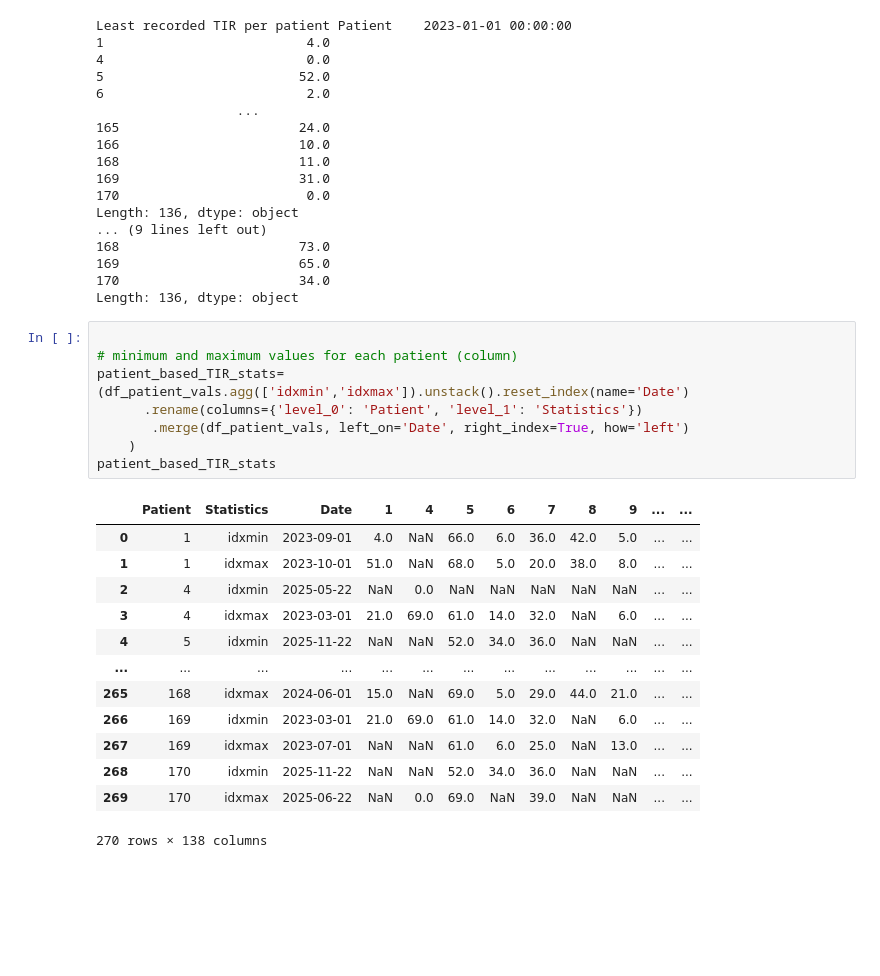
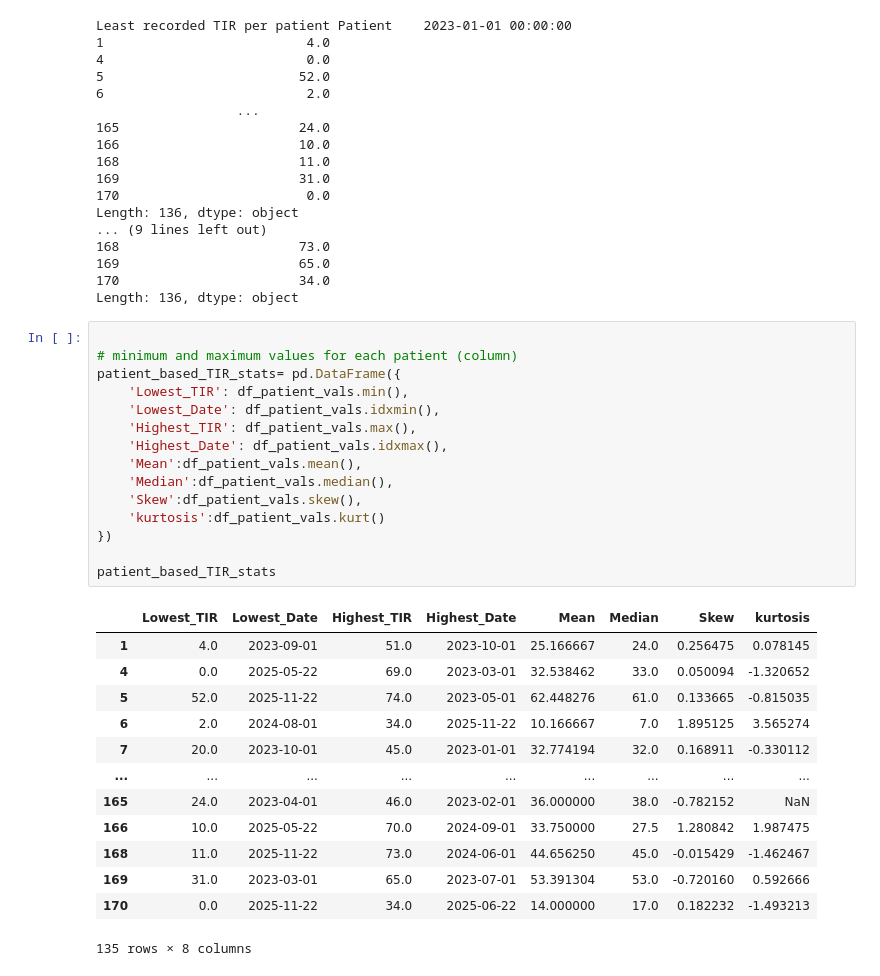
Before and after one commit to eeshakhawaja/thesis, a Jupyter notebook: data_set_thesis.ipynb, the cells around one changed output. Drawn from its saved outputs; the diff is of its cells as text; blank space fills up the shorter version.

Commit message:
Added min max statistics

```diff
--- a/data_set_thesis.ipynb
+++ b/data_set_thesis.ipynb
@@ -358,25 +409,32 @@ Length: 136, dtype: object
 169                       65.0
 170                       34.0
 Length: 136, dtype: object
-# %%
-
-# minimum and maximum values for each patient (column)
-patient_based_TIR_stats=(df_patient_vals.agg(['idxmin','idxmax']).unstack().reset_index(name='Date')
-      .rename(columns={'level_0': 'Patient', 'level_1': 'Statistics'})
-       .merge(df_patient_vals, left_on='Date', right_index=True, how='left')
-    )
-patient_based_TIR_stats
-# %% [output]
-|  | Patient | Statistics | Date | 1 | 4 | 5 | 6 | 7 | 8 | 9 | ... | ... |
-| 0 | 1 | idxmin | 2023-09-01 | 4.0 | NaN | 66.0 | 6.0 | 36.0 | 42.0 | 5.0 | ... | ... |
-| 1 | 1 | idxmax | 2023-10-01 | 51.0 | NaN | 68.0 | 5.0 | 20.0 | 38.0 | 8.0 | ... | ... |
-| 2 | 4 | idxmin | 2025-05-22 | NaN | 0.0 | NaN | NaN | NaN | NaN | NaN | ... | ... |
-| 3 | 4 | idxmax | 2023-03-01 | 21.0 | 69.0 | 61.0 | 14.0 | 32.0 | NaN | 6.0 | ... | ... |
-| 4 | 5 | idxmin | 2025-11-22 | NaN | NaN | 52.0 | 34.0 | 36.0 | NaN | NaN | ... | ... |
-| ... | ... | ... | ... | ... | ... | ... | ... | ... | ... | ... | ... | ... |
-| 265 | 168 | idxmax | 2024-06-01 | 15.0 | NaN | 69.0 | 5.0 | 29.0 | 44.0 | 21.0 | ... | ... |
-| 266 | 169 | idxmin | 2023-03-01 | 21.0 | 69.0 | 61.0 | 14.0 | 32.0 | NaN | 6.0 | ... | ... |
-| 267 | 169 | idxmax | 2023-07-01 | NaN | NaN | 61.0 | 6.0 | 25.0 | NaN | 13.0 | ... | ... |
-| 268 | 170 | idxmin | 2025-11-22 | NaN | NaN | 52.0 | 34.0 | 36.0 | NaN | NaN | ... | ... |
-| 269 | 170 | idxmax | 2025-06-22 | NaN | 0.0 | 69.0 | NaN | 39.0 | NaN | NaN | ... | ... |
-270 rows × 138 columns
+# %%
+
+# minimum and maximum values for each patient (column)
+patient_based_TIR_stats= pd.DataFrame({
+    'Lowest_TIR': df_patient_vals.min(),
+    'Lowest_Date': df_patient_vals.idxmin(),
+    'Highest_TIR': df_patient_vals.max(),
+    'Highest_Date': df_patient_vals.idxmax(),
+    'Mean':df_patient_vals.mean(),
+    'Median':df_patient_vals.median(),
+    'Skew':df_patient_vals.skew(),
+    'kurtosis':df_patient_vals.kurt()
+})
+
+patient_based_TIR_stats
+# %% [output]
+|  | Lowest_TIR | Lowest_Date | Highest_TIR | Highest_Date | Mean | Median | Skew | kurtosis |
+| 1 | 4.0 | 2023-09-01 | 51.0 | 2023-10-01 | 25.166667 | 24.0 | 0.256475 | 0.078145 |
+| 4 | 0.0 | 2025-05-22 | 69.0 | 2023-03-01 | 32.538462 | 33.0 | 0.050094 | -1.320652 |
+| 5 | 52.0 | 2025-11-22 | 74.0 | 2023-05-01 | 62.448276 | 61.0 | 0.133665 | -0.815035 |
+| 6 | 2.0 | 2024-08-01 | 34.0 | 2025-11-22 | 10.166667 | 7.0 | 1.895125 | 3.565274 |
+| 7 | 20.0 | 2023-10-01 | 45.0 | 2023-01-01 | 32.774194 | 32.0 | 0.168911 | -0.330112 |
+| ... | ... | ... | ... | ... | ... | ... | ... | ... |
+| 165 | 24.0 | 2023-04-01 | 46.0 | 2023-02-01 | 36.000000 | 38.0 | -0.782152 | NaN |
+| 166 | 10.0 | 2025-05-22 | 70.0 | 2024-09-01 | 33.750000 | 27.5 | 1.280842 | 1.987475 |
+| 168 | 11.0 | 2025-11-22 | 73.0 | 2024-06-01 | 44.656250 | 45.0 | -0.015429 | -1.462467 |
+| 169 | 31.0 | 2023-03-01 | 65.0 | 2023-07-01 | 53.391304 | 53.0 | -0.720160 | 0.592666 |
+| 170 | 0.0 | 2025-11-22 | 34.0 | 2025-06-22 | 14.000000 | 17.0 | 0.182232 | -1.493213 |
+135 rows × 8 columns
```
Also changed, not shown: parts of 4 cells of this notebook.
